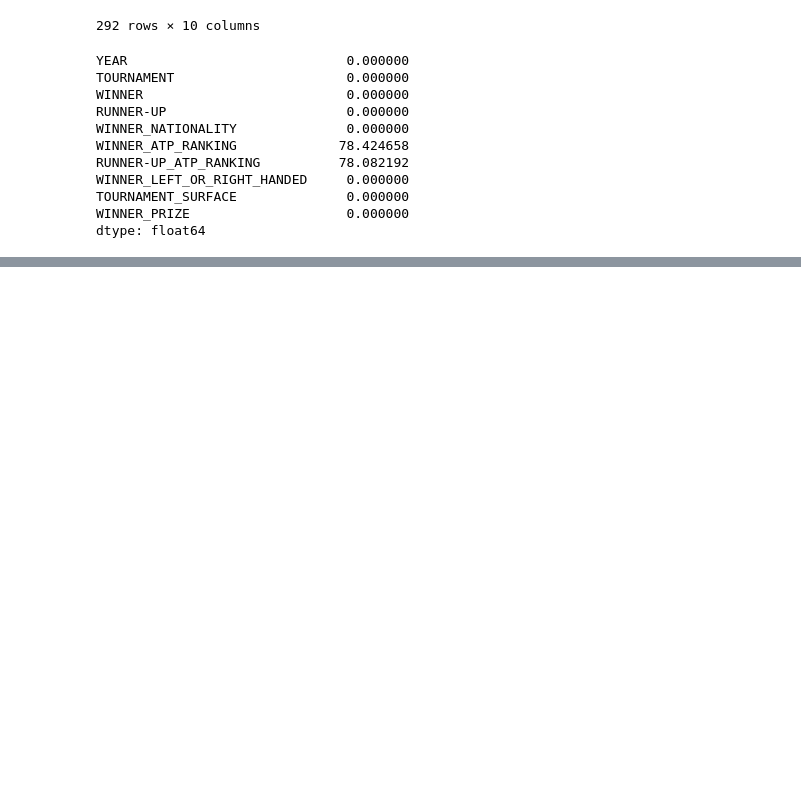
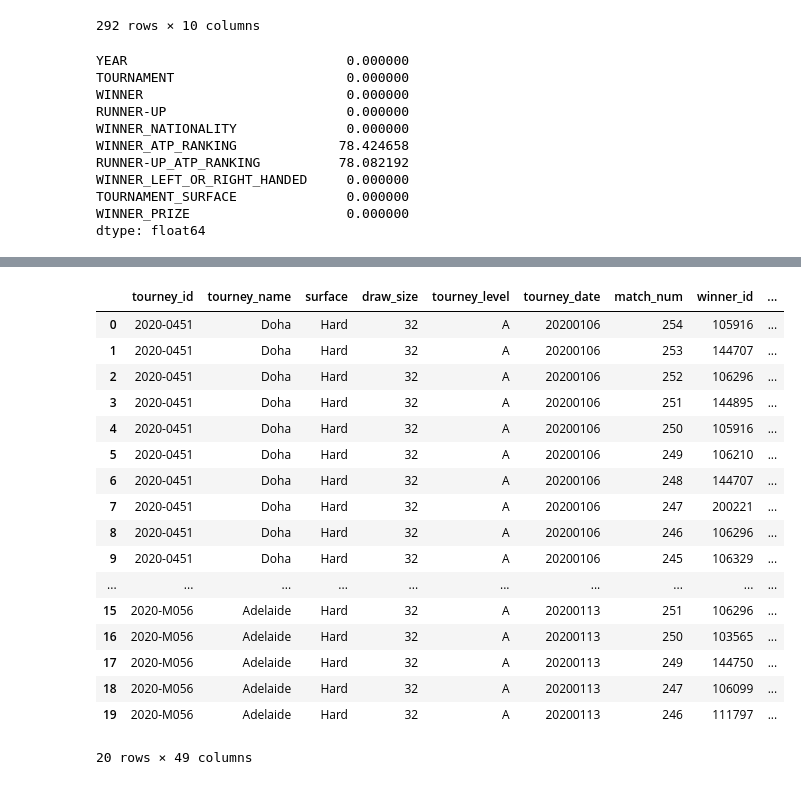
Before and after one commit to Lokhy87/EDA_entrega, a Jupyter notebook: Limpieza.ipynb, the cells around one changed output, grey strips where cells are left out. Drawn from its saved outputs; the diff is of its cells as text; code cells hidden in the pictures; blank space fills up the shorter version.

```diff
--- a/Limpieza.ipynb
+++ b/Limpieza.ipynb
@@ -220,0 +289,21 @@ KeyError: 'Player'
+# %%
+df_tour.head(20)
+# %% [output]
+|  | tourney_id | tourney_name | surface | draw_size | tourney_level | tourney_date | match_num | winner_id | ... |
+| 0 | 2020-0451 | Doha | Hard | 32 | A | 20200106 | 254 | 105916 | ... |
+| 1 | 2020-0451 | Doha | Hard | 32 | A | 20200106 | 253 | 144707 | ... |
+| 2 | 2020-0451 | Doha | Hard | 32 | A | 20200106 | 252 | 106296 | ... |
+| 3 | 2020-0451 | Doha | Hard | 32 | A | 20200106 | 251 | 144895 | ... |
+| 4 | 2020-0451 | Doha | Hard | 32 | A | 20200106 | 250 | 105916 | ... |
+| 5 | 2020-0451 | Doha | Hard | 32 | A | 20200106 | 249 | 106210 | ... |
+| 6 | 2020-0451 | Doha | Hard | 32 | A | 20200106 | 248 | 144707 | ... |
+| 7 | 2020-0451 | Doha | Hard | 32 | A | 20200106 | 247 | 200221 | ... |
+| 8 | 2020-0451 | Doha | Hard | 32 | A | 20200106 | 246 | 106296 | ... |
+| 9 | 2020-0451 | Doha | Hard | 32 | A | 20200106 | 245 | 106329 | ... |
+| ... | ... | ... | ... | ... | ... | ... | ... | ... | ... |
+| 15 | 2020-M056 | Adelaide | Hard | 32 | A | 20200113 | 251 | 106296 | ... |
+| 16 | 2020-M056 | Adelaide | Hard | 32 | A | 20200113 | 250 | 103565 | ... |
+| 17 | 2020-M056 | Adelaide | Hard | 32 | A | 20200113 | 249 | 144750 | ... |
+| 18 | 2020-M056 | Adelaide | Hard | 32 | A | 20200113 | 247 | 106099 | ... |
+| 19 | 2020-M056 | Adelaide | Hard | 32 | A | 20200113 | 246 | 111797 | ... |
+20 rows × 49 columns
```
Also changed, not shown: parts of 11 cells of this notebook, 1 other file.
